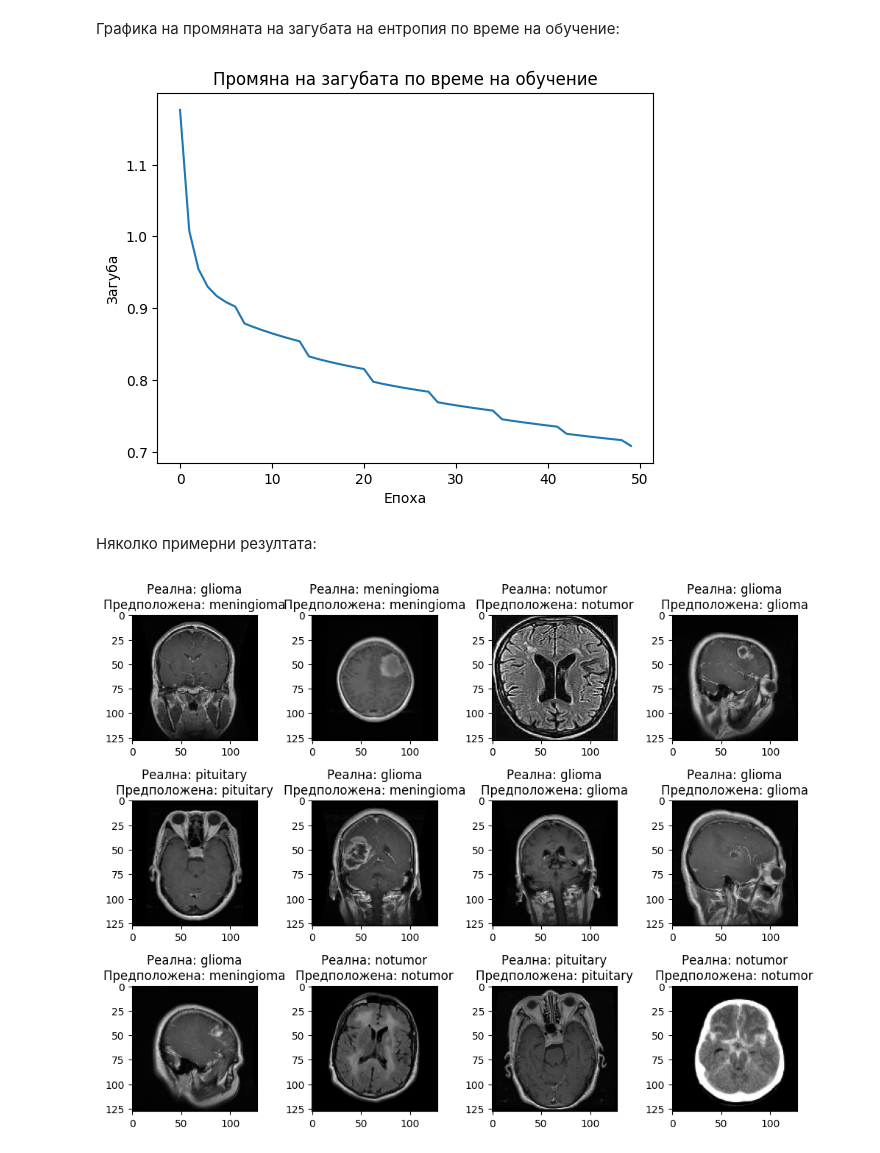
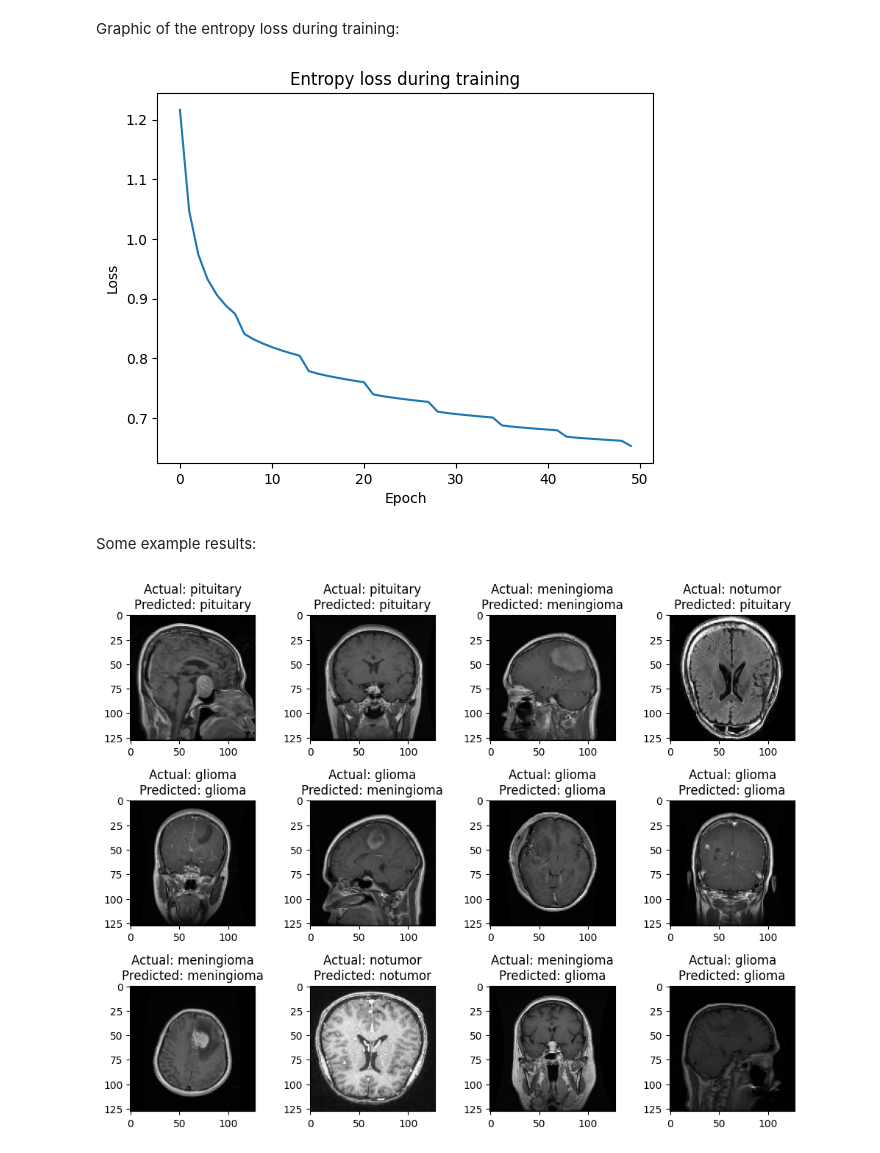
Before and after one commit to nigosto/brain-tumor-analyzer, a Jupyter notebook: brain-tumor-analyzer.ipynb, the cells around one changed output. Cells and saved outputs as stored; diff of their text form; code cells hidden in the pictures.

```diff
--- a/brain-tumor-analyzer.ipynb
+++ b/brain-tumor-analyzer.ipynb
@@ -330,39 +313,39 @@ Finished with accuracy of 75.390625%
-# %% [markdown]
-Графика на промяната на загубата на ентропия по време на обучение:
+# %% [markdown]
+Graphic of the entropy loss during training:
 # %%
 plt.plot(range(epochs), cnn.losses_by_epochs)
-plt.title("Промяна на загубата по време на обучение")
-plt.xlabel("Епоха")
-plt.ylabel("Загуба")
+plt.title("Entropy loss during training")
+plt.xlabel("Epoch")
+plt.ylabel("Loss")
 plt.show()
 # %% [output]
-[figure, old version]
+[figure, new version]
-# %% [markdown]
-Няколко примерни резултата:
+# %% [markdown]
+Some example results:
 # %%
 plt.figure(figsize=(10, 10))
 
 for i, (image, label) in enumerate(test_dataset.shuffle(buffer_size=100).take(1).unbatch().take(12)):
     actual_label = train_dataset.class_names[np.argmax(label)]
     image = image.numpy()
 
     plt.subplot(4, 4, i + 1)
     plt.imshow(image, cmap="gray")
 
     processed_image, _ = process_image(image_size)(image, label)
     predictions = cnn.forward(processed_image)
     prediction = np.argmax(predictions[0])
 
     if prediction == 0:
         predicted_label = 'glioma'
     elif prediction == 1:
         predicted_label = 'meningioma'
     elif prediction == 2:
         predicted_label = 'notumor'
     elif prediction == 3:
         predicted_label ='pituitary'
 
-    plt.title(f"Реална: {actual_label}\nПредположена: {predicted_label}")
+    plt.title(f"Actual: {actual_label}\nPredicted: {predicted_label}")
     plt.tight_layout()
 # %% [output]
-[figure, old version]
+[figure, new version]
```
Also changed, not shown: parts of 38 cells of this notebook.
